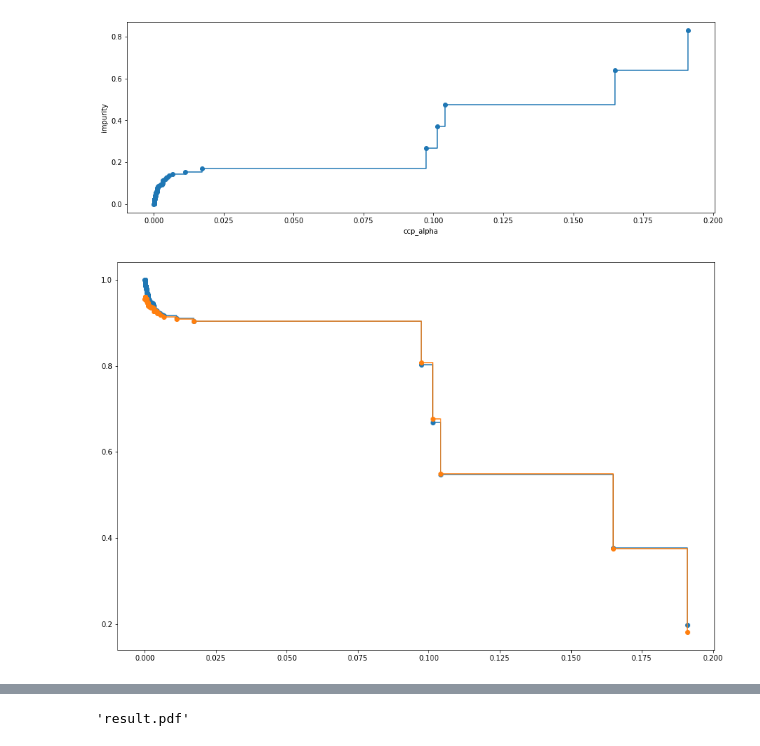
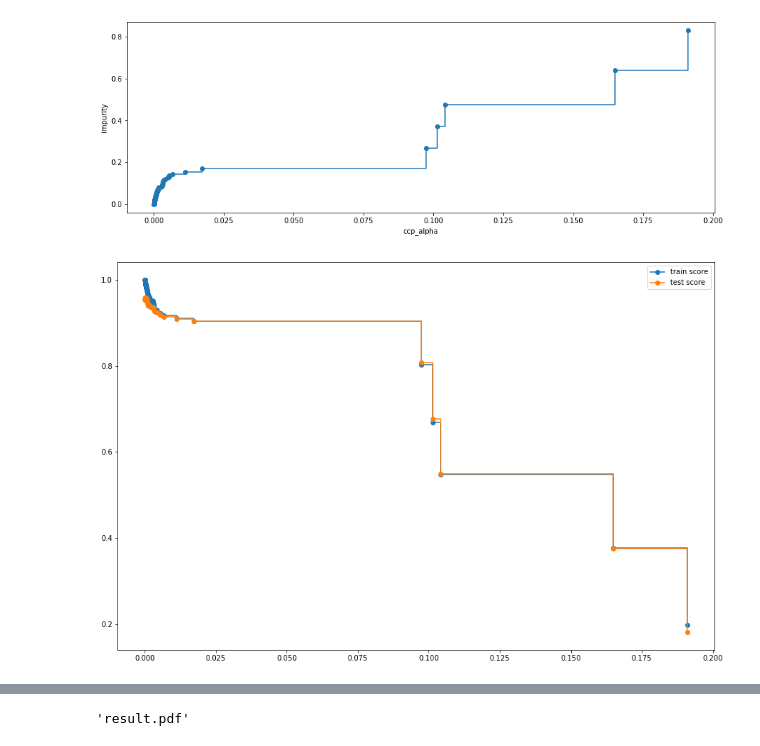
Before and after one commit to pfilo8/BHL-Hackathon-AI, a Jupyter notebook: Kuba.ipynb, the cells around one changed output, grey strips where cells are left out. Saved outputs shown, nothing was run; the diff lists cells and outputs as text; code cells hidden in the pictures.

Commit message:
Update prunned trees notebook

```diff
--- a/Kuba.ipynb
+++ b/Kuba.ipynb
@@ -64,7 +68,7 @@ plt.show()
 # %%
 clfs = [
-    tree.DecisionTreeClassifier(random_state=42, ccp_alpha=ccp_alpha).fit(X_train, y_train)
-    for ccp_alpha in ccp_alphas
+    tree.DecisionTreeClassifier(random_state=42, ccp_alpha=ccp_alpha, ).fit(X_train, y_train)
+    for ccp_alpha in tqdm(ccp_alphas)
 ]
 # %%
 train_scores = [clf.score(X_train, y_train) for clf in clfs]
@@ -72,9 +76,10 @@ test_scores = [clf.score(X_test, y_test) for clf in clfs]
 # %%
 fig, ax = plt.subplots(figsize=(15, 10))
 
 ax.plot(ccp_alphas, train_scores, marker='o', drawstyle="steps-post", label="train score")
 ax.plot(ccp_alphas, test_scores, marker='o', drawstyle="steps-post", label="test score")
+ax.legend()
 
 plt.show()
 # %% [output]
-[figure, old version]
+[figure, new version]
```
Also changed, not shown: parts of 11 cells of this notebook.
